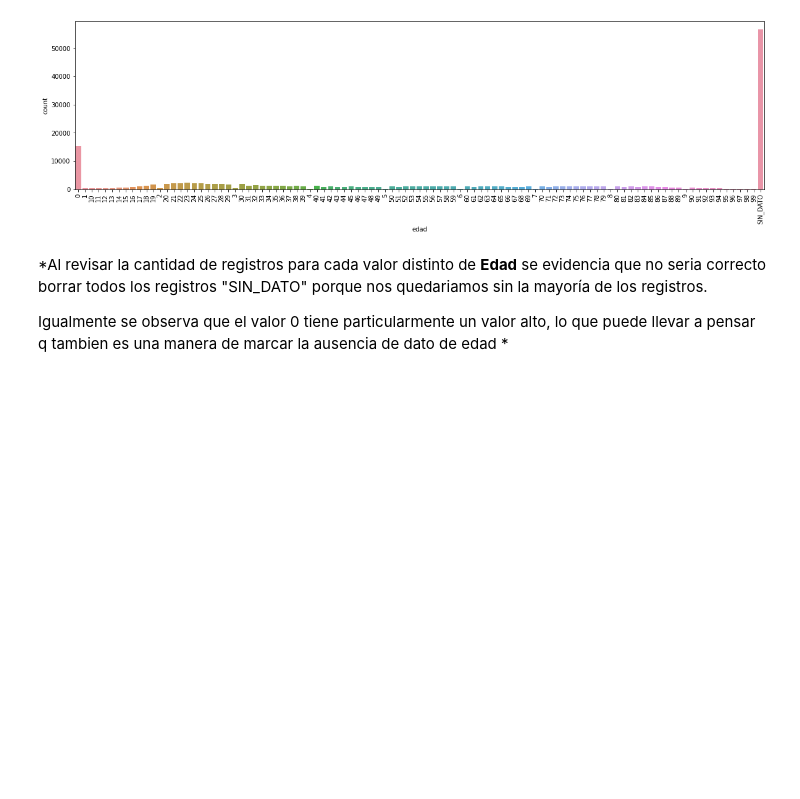
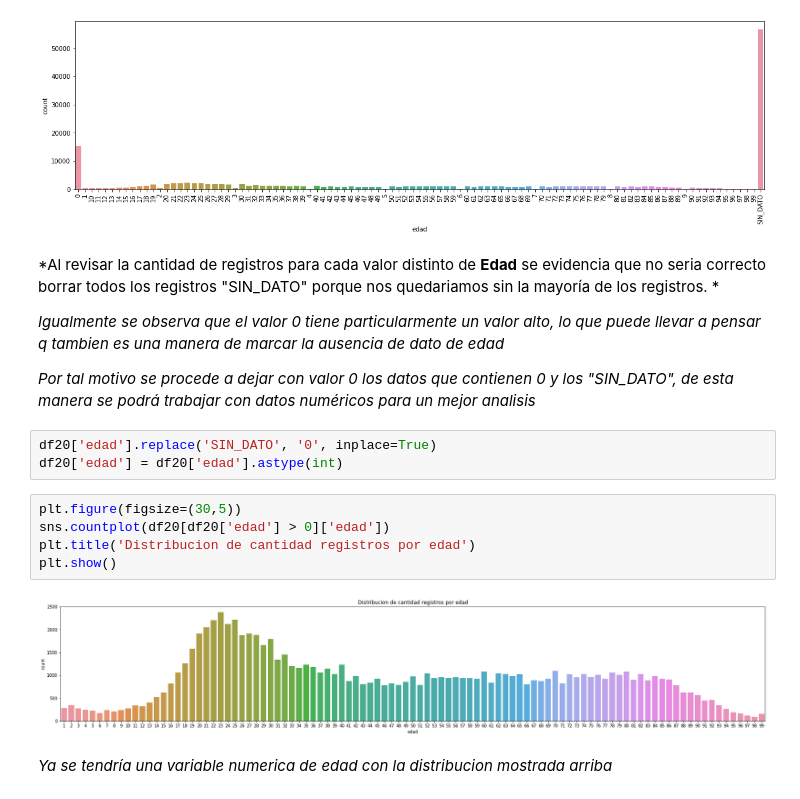
Before and after one commit to ceao1/linea123_bogota, a Jupyter notebook: analisis.ipynb, the cells around one changed output. Drawn from its saved outputs; the diff is of its cells as text; blank space fills up the shorter version.

```diff
--- a/analisis.ipynb
+++ b/analisis.ipynb
@@ -104,6 +123,20 @@ plt.show()
 # %% [output]
 [figure]
 # %% [markdown]
-*Al revisar la cantidad de registros para cada valor distinto de **Edad** se evidencia que no seria correcto borrar todos los registros "SIN_DATO" porque nos quedariamos sin la mayoría de los registros.
+*Al revisar la cantidad de registros para cada valor distinto de **Edad** se evidencia que no seria correcto borrar todos los registros "SIN_DATO" porque nos quedariamos sin la mayoría de los registros. *
 
-Igualmente se observa que el valor 0 tiene particularmente un valor alto, lo que puede llevar a pensar q tambien es una manera de marcar la ausencia de dato de edad *
+*Igualmente se observa que el valor 0 tiene particularmente un valor alto, lo que puede llevar a pensar q tambien es una manera de marcar la ausencia de dato de edad*
+
+*Por tal motivo se procede a dejar con valor 0 los datos que contienen 0 y los "SIN_DATO", de esta manera se podrá trabajar con datos numéricos para un mejor analisis*
+# %%
+df20['edad'].replace('SIN_DATO', '0', inplace=True)
+df20['edad'] = df20['edad'].astype(int)
+# %%
+plt.figure(figsize=(30,5))
+sns.countplot(df20[df20['edad'] > 0]['edad'])
+plt.title('Distribucion de cantidad registros por edad')
+plt.show()
+# %% [output]
+[figure, added]
+# %% [markdown]
+*Ya se tendría una variable numerica de edad con la distribucion mostrada arriba*
```
Also changed, not shown: parts of 8 cells of this notebook.
